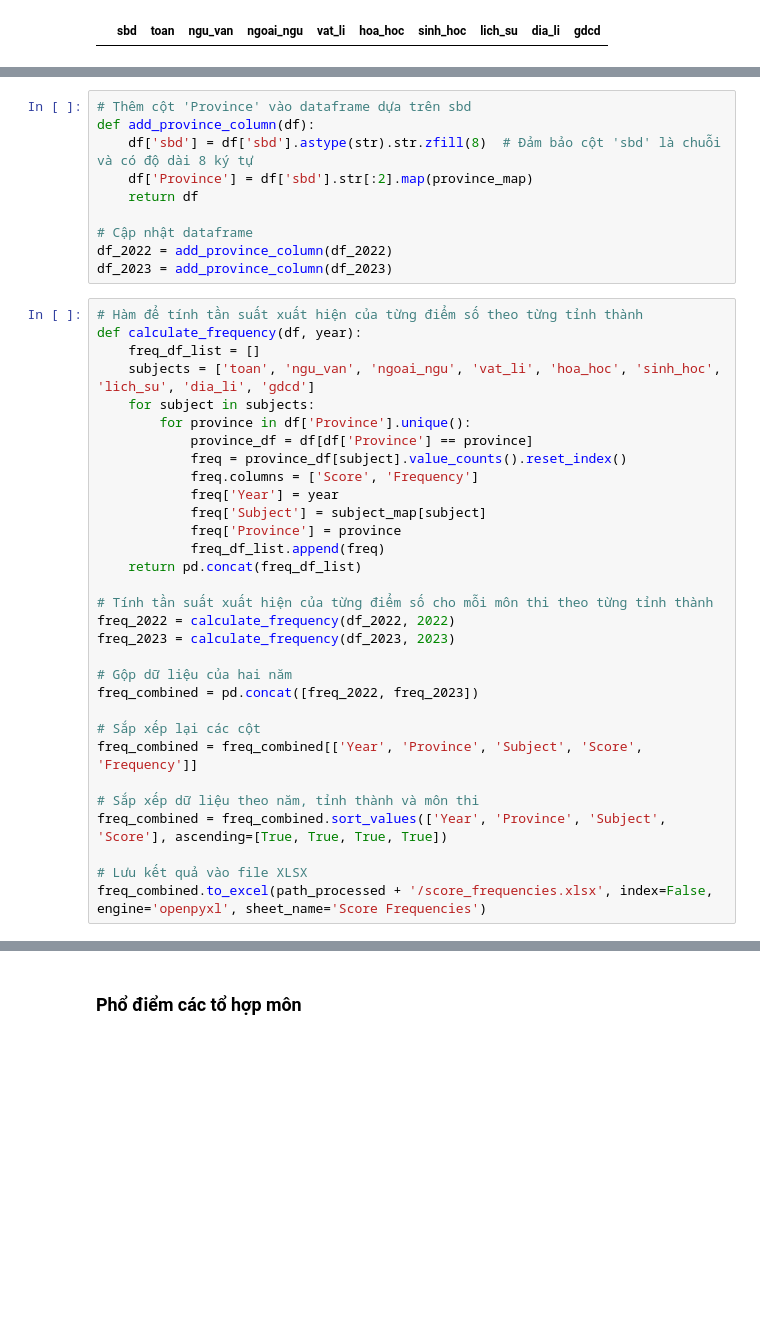
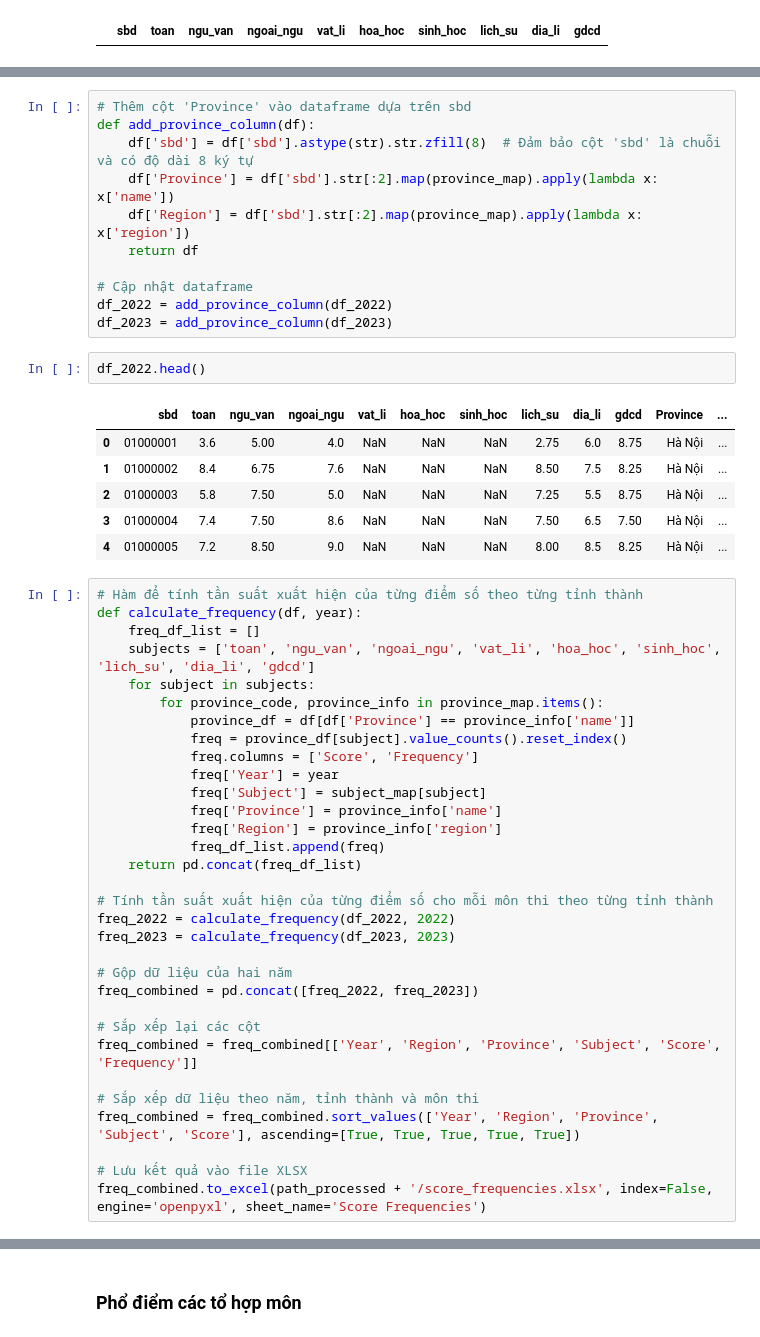
Before and after one commit to Dat-TG/THPTQG, a Jupyter notebook: analysis.ipynb, the cells around one changed output, grey strips where cells are left out. Drawn from its saved outputs; the diff is of its cells as text; blank space fills up the shorter version.

Commit message:
add region information, only keep province name

```diff
--- a/analysis.ipynb
+++ b/analysis.ipynb
@@ -246,25 +292,36 @@ province_map = {
 # Thêm cột 'Province' vào dataframe dựa trên sbd
 def add_province_column(df):
     df['sbd'] = df['sbd'].astype(str).str.zfill(8)  # Đảm bảo cột 'sbd' là chuỗi và có độ dài 8 ký tự
-    df['Province'] = df['sbd'].str[:2].map(province_map)
+    df['Province'] = df['sbd'].str[:2].map(province_map).apply(lambda x: x['name'])
+    df['Region'] = df['sbd'].str[:2].map(province_map).apply(lambda x: x['region'])
     return df
 
 # Cập nhật dataframe
 df_2022 = add_province_column(df_2022)
 df_2023 = add_province_column(df_2023)
+# %%
+df_2022.head()
+# %% [output]
+|  | sbd | toan | ngu_van | ngoai_ngu | vat_li | hoa_hoc | sinh_hoc | lich_su | dia_li | gdcd | Province | ... |
+| 0 | 01000001 | 3.6 | 5.00 | 4.0 | NaN | NaN | NaN | 2.75 | 6.0 | 8.75 | Hà Nội | ... |
+| 1 | 01000002 | 8.4 | 6.75 | 7.6 | NaN | NaN | NaN | 8.50 | 7.5 | 8.25 | Hà Nội | ... |
+| 2 | 01000003 | 5.8 | 7.50 | 5.0 | NaN | NaN | NaN | 7.25 | 5.5 | 8.75 | Hà Nội | ... |
+| 3 | 01000004 | 7.4 | 7.50 | 8.6 | NaN | NaN | NaN | 7.50 | 6.5 | 7.50 | Hà Nội | ... |
+| 4 | 01000005 | 7.2 | 8.50 | 9.0 | NaN | NaN | NaN | 8.00 | 8.5 | 8.25 | Hà Nội | ... |
 # %%
 # Hàm để tính tần suất xuất hiện của từng điểm số theo từng tỉnh thành
 def calculate_frequency(df, year):
     freq_df_list = []
     subjects = ['toan', 'ngu_van', 'ngoai_ngu', 'vat_li', 'hoa_hoc', 'sinh_hoc', 'lich_su', 'dia_li', 'gdcd']
     for subject in subjects:
-        for province in df['Province'].unique():
-            province_df = df[df['Province'] == province]
+        for province_code, province_info in province_map.items():
+            province_df = df[df['Province'] == province_info['name']]
             freq = province_df[subject].value_counts().reset_index()
             freq.columns = ['Score', 'Frequency']
             freq['Year'] = year
             freq['Subject'] = subject_map[subject]
-            freq['Province'] = province
+            freq['Province'] = province_info['name']
+            freq['Region'] = province_info['region']
             freq_df_list.append(freq)
     return pd.concat(freq_df_list)
 
@@ -276,10 +333,10 @@ freq_2023 = calculate_frequency(df_2023, 2023)
 freq_combined = pd.concat([freq_2022, freq_2023])
 
 # Sắp xếp lại các cột
-freq_combined = freq_combined[['Year', 'Province', 'Subject', 'Score', 'Frequency']]
+freq_combined = freq_combined[['Year', 'Region', 'Province', 'Subject', 'Score', 'Frequency']]
 
 # Sắp xếp dữ liệu theo năm, tỉnh thành và môn thi
-freq_combined = freq_combined.sort_values(['Year', 'Province', 'Subject', 'Score'], ascending=[True, True, True, True])
+freq_combined = freq_combined.sort_values(['Year', 'Region', 'Province', 'Subject', 'Score'], ascending=[True, True, True, True, True])
 
 # Lưu kết quả vào file XLSX
 freq_combined.to_excel(path_processed + '/score_frequencies.xlsx', index=False, engine='openpyxl', sheet_name='Score Frequencies')
```
Also changed, not shown: parts of 10 cells of this notebook, 4 other files.
